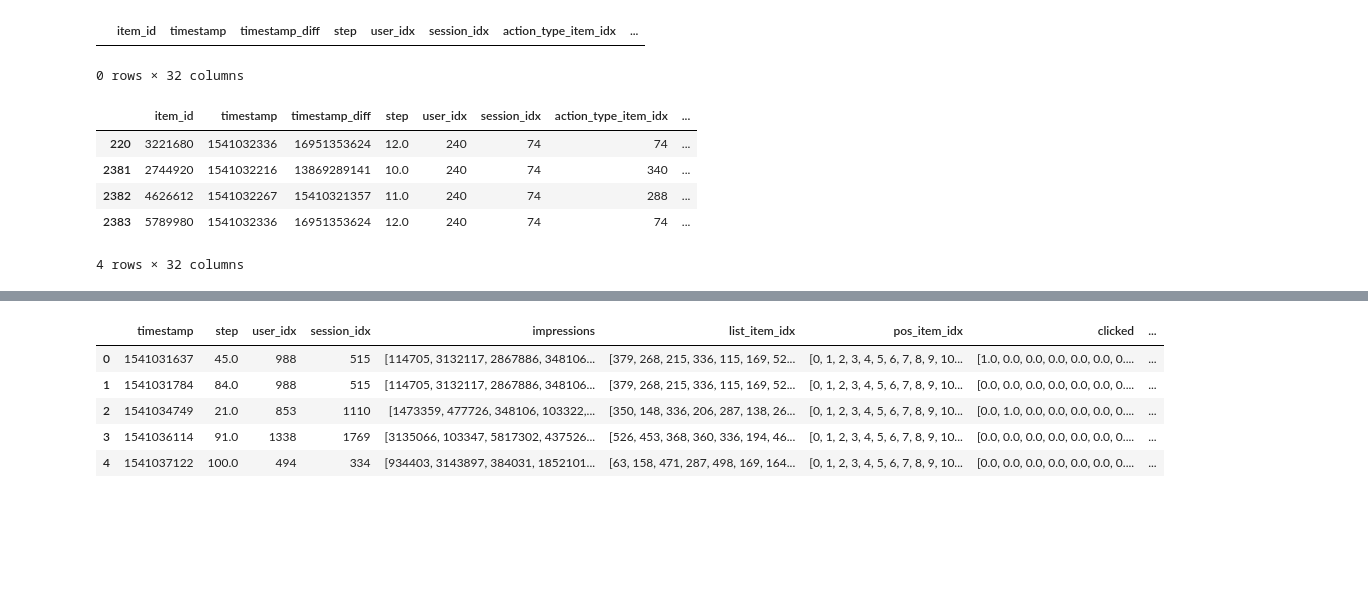
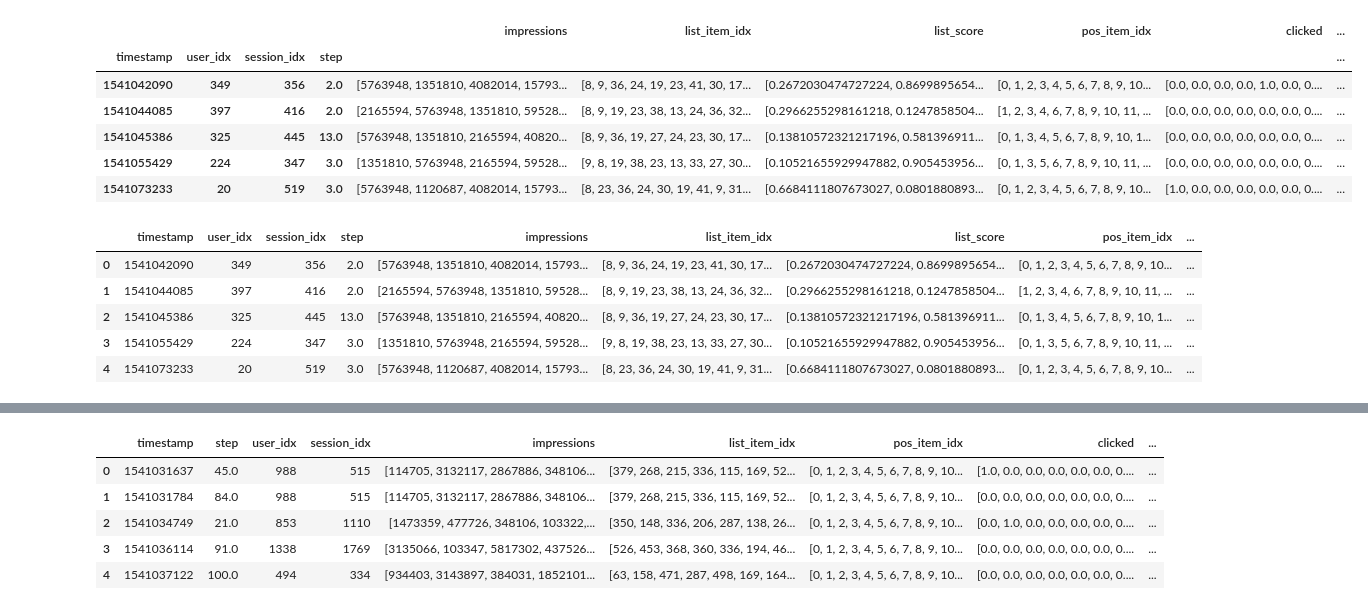
Before and after one commit to deeplearningbrasil/mars-gym, a Jupyter notebook: notebooks/Untitled2.ipynb, the cells around one changed output, grey strips where cells are left out. Saved outputs shown, nothing was run; the diff lists cells and outputs as text; code cells hidden in the pictures; blank space fills up the shorter version.

Commit message:
Fix ETL trivago

```diff
--- a/notebooks/Untitled2.ipynb
+++ b/notebooks/Untitled2.ipynb
@@ -4,4 +5,4 @@ import numpy as np
 # %%
-df_train = pd.read_csv('/media/workspace/DeepFood/deep-reco-gym/output/trivago/dataset/Cartagena_Colombia/train_0.20_42_undersample_PrepareTrivagoSessionsDataFrames___clicked___column____7e726fa725.csv')
-df_train.shape
+df_eval = pd.read_csv('/media/workspace/DeepFood/deep-reco-gym/output/trivago/dataset/Genting_Highlands_Malaysia/val_0.20_42_PrepareTrivagoSessionsDataFrames___clicked___column____c7c68781c1.csv')
+df_eval.shape
 # %% [output]
@@ -32,16 +10,12 @@ df.timestamp.min()
+# %%
+df_eval['score'] = [rd.random() for i in range(len(df_eval))]
+# %%
+group = df_eval.sort_values('pos_item_idx')\
+              .groupby(['timestamp', 'user_idx', 'session_idx', 'step'])
 # %%
-_g = df.sort_values('pos_item_idx')\
-                .groupby(['timestamp', 'step', 'session_idx'])
-
-
-
-df_group                  = _g.agg({'impressions': 'first'})
-df_group['list_item_idx'] = _g['item_idx'].apply(list)
-df_group['pos_item_idx']  = _g['pos_item_idx'].apply(list)
-df_group['clicked']       = _g['clicked'].apply(list)
-df_group['item_idx']      = df_group.apply(lambda row: int(np.max(np.array(row['clicked'])*np.array(row['list_item_idx']))), axis=1)
-
-
-df_group = df_group.reset_index()
-
-df_group.head()
+df_eval                  = group.agg({'impressions': 'first'})
+df_eval['list_item_idx'] = group['item_idx'].apply(list)
+df_eval['list_score']    = group['score'].apply(list)
+df_eval['pos_item_idx']  = group['pos_item_idx'].apply(list)
+df_eval['clicked']       = group['clicked'].apply(list)
+df_eval['item_idx']      = df_eval.apply(lambda row: int(np.max(np.array(row['clicked'])*np.array(row['list_item_idx']))), axis=1)
@@ -79,14 +22,10 @@ df_group.iloc[1].pos_item_idx
-# %%
-df[df.session_idx == 7309]
-# %% [output]
-|  | item_id | timestamp | timestamp_diff | step | user_idx | session_idx | action_type_item_idx | ... |
-0 rows × 32 columns
-# %%
-df_train[df_train.session_idx == 74]
-# %% [output]
-|  | item_id | timestamp | timestamp_diff | step | user_idx | session_idx | action_type_item_idx | ... |
-| 220 | 3221680 | 1541032336 | 16951353624 | 12.0 | 240 | 74 | 74 | ... |
-| 2381 | 2744920 | 1541032216 | 13869289141 | 10.0 | 240 | 74 | 340 | ... |
-| 2382 | 4626612 | 1541032267 | 15410321357 | 11.0 | 240 | 74 | 288 | ... |
-| 2383 | 5789980 | 1541032336 | 16951353624 | 12.0 | 240 | 74 | 74 | ... |
-4 rows × 32 columns
+# %%
+df_eval.head()
+# %% [output]
+|  |  |  |  | impressions | list_item_idx | list_score | pos_item_idx | clicked | ... |
+| timestamp | user_idx | session_idx | step |  |  |  |  |  | ... |
+| 1541042090 | 349 | 356 | 2.0 | [5763948, 1351810, 4082014, 15793... | [8, 9, 36, 24, 19, 23, 41, 30, 17... | [0.2672030474727224, 0.8699895654... | [0, 1, 2, 3, 4, 5, 6, 7, 8, 9, 10... | [0.0, 0.0, 0.0, 0.0, 1.0, 0.0, 0.... | ... |
+| 1541044085 | 397 | 416 | 2.0 | [2165594, 5763948, 1351810, 59528... | [8, 9, 19, 23, 38, 13, 24, 36, 32... | [0.2966255298161218, 0.1247858504... | [1, 2, 3, 4, 6, 7, 8, 9, 10, 11, ... | [0.0, 0.0, 0.0, 0.0, 0.0, 0.0, 0.... | ... |
+| 1541045386 | 325 | 445 | 13.0 | [5763948, 1351810, 2165594, 40820... | [8, 9, 36, 19, 27, 24, 23, 30, 17... | [0.13810572321217196, 0.581396911... | [0, 1, 3, 4, 5, 6, 7, 8, 9, 10, 1... | [0.0, 0.0, 0.0, 0.0, 0.0, 0.0, 0.... | ... |
+| 1541055429 | 224 | 347 | 3.0 | [1351810, 5763948, 2165594, 59528... | [9, 8, 19, 38, 23, 13, 33, 27, 30... | [0.10521655929947882, 0.905453956... | [0, 1, 3, 5, 6, 7, 8, 9, 10, 11, ... | [0.0, 0.0, 0.0, 0.0, 0.0, 0.0, 0.... | ... |
+| 1541073233 | 20 | 519 | 3.0 | [5763948, 1120687, 4082014, 15793... | [8, 23, 36, 24, 30, 19, 41, 9, 31... | [0.6684111807673027, 0.0801880893... | [0, 1, 2, 3, 4, 5, 6, 7, 8, 9, 10... | [1.0, 0.0, 0.0, 0.0, 0.0, 0.0, 0.... | ... |
@@ -92,0 +41,9 @@ df_train[df_train.session_idx == 74]
+# %%
+df_eval.head()
+# %% [output]
+|  | timestamp | user_idx | session_idx | step | impressions | list_item_idx | list_score | pos_item_idx | ... |
+| 0 | 1541042090 | 349 | 356 | 2.0 | [5763948, 1351810, 4082014, 15793... | [8, 9, 36, 24, 19, 23, 41, 30, 17... | [0.2672030474727224, 0.8699895654... | [0, 1, 2, 3, 4, 5, 6, 7, 8, 9, 10... | ... |
+| 1 | 1541044085 | 397 | 416 | 2.0 | [2165594, 5763948, 1351810, 59528... | [8, 9, 19, 23, 38, 13, 24, 36, 32... | [0.2966255298161218, 0.1247858504... | [1, 2, 3, 4, 6, 7, 8, 9, 10, 11, ... | ... |
+| 2 | 1541045386 | 325 | 445 | 13.0 | [5763948, 1351810, 2165594, 40820... | [8, 9, 36, 19, 27, 24, 23, 30, 17... | [0.13810572321217196, 0.581396911... | [0, 1, 3, 4, 5, 6, 7, 8, 9, 10, 1... | ... |
+| 3 | 1541055429 | 224 | 347 | 3.0 | [1351810, 5763948, 2165594, 59528... | [9, 8, 19, 38, 23, 13, 33, 27, 30... | [0.10521655929947882, 0.905453956... | [0, 1, 3, 5, 6, 7, 8, 9, 10, 11, ... | ... |
+| 4 | 1541073233 | 20 | 519 | 3.0 | [5763948, 1120687, 4082014, 15793... | [8, 23, 36, 24, 30, 19, 41, 9, 31... | [0.6684111807673027, 0.0801880893... | [0, 1, 2, 3, 4, 5, 6, 7, 8, 9, 10... | ... |
```
Also changed, not shown: parts of 16 cells of this notebook, 8 other files.
